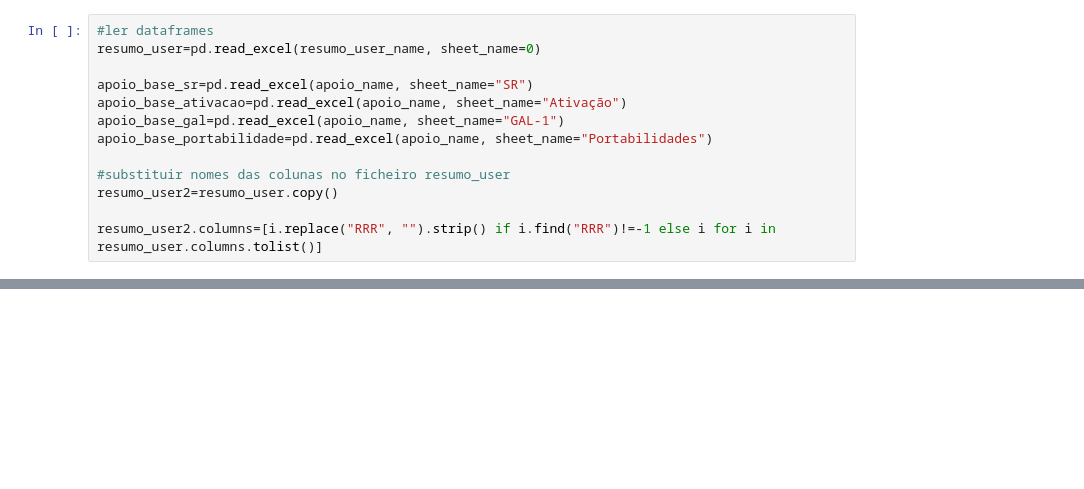
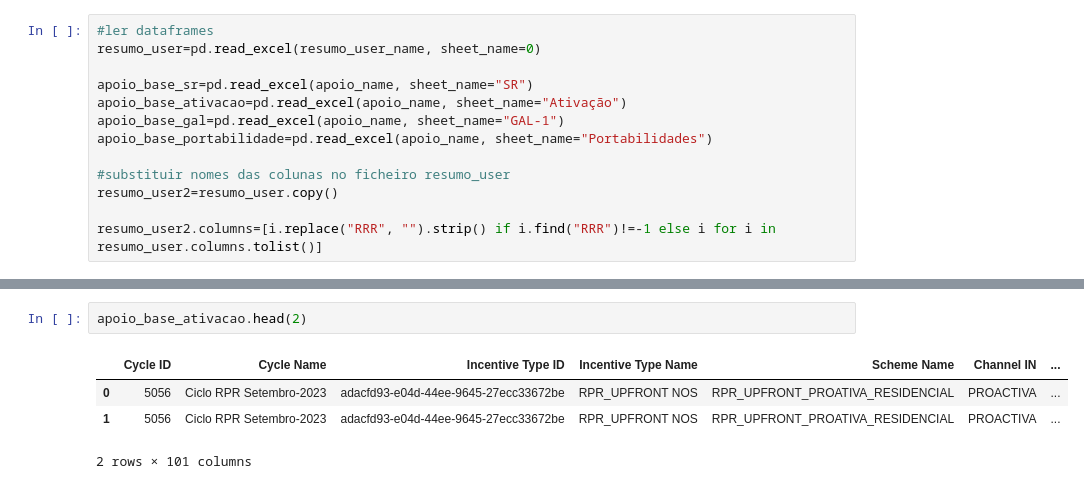
Before and after one commit to josepmatias/nos_reten-ao, a Jupyter notebook: elegiveis_cb_fees/elegiveis_cb.ipynb, the cells around one changed output, grey strips where cells are left out. Drawn from its saved outputs; the diff is of its cells as text; blank space fills up the shorter version.

```diff
--- a/elegiveis_cb_fees/elegiveis_cb.ipynb
+++ b/elegiveis_cb_fees/elegiveis_cb.ipynb
@@ -56,3 +78,10 @@ resumo_user2.columns=[i.replace("RRR", "").strip() if i.find("RRR")!=-1 else i f
+# %%
+apoio_base_ativacao.head(2)
+# %% [output]
+|  | Cycle ID | Cycle Name | Incentive Type ID | Incentive Type Name | Scheme Name | Channel IN | ... |
+| 0 | 5056 | Ciclo RPR Setembro-2023 | adacfd93-e04d-44ee-9645-27ecc33672be | RPR_UPFRONT NOS | RPR_UPFRONT_PROATIVA_RESIDENCIAL | PROACTIVA | ... |
+| 1 | 5056 | Ciclo RPR Setembro-2023 | adacfd93-e04d-44ee-9645-27ecc33672be | RPR_UPFRONT NOS | RPR_UPFRONT_PROATIVA_RESIDENCIAL | PROACTIVA | ... |
+2 rows × 101 columns
 # %%
 #sr -> coluna h (Elegivel IB (SR)) e l (Linhas CB a Zero IB)
 #activação -> coluna k (Valor User IB) e coluna "service request id" do ficheiro gal n+1
```
Also changed, not shown: parts of 6 cells of this notebook.
